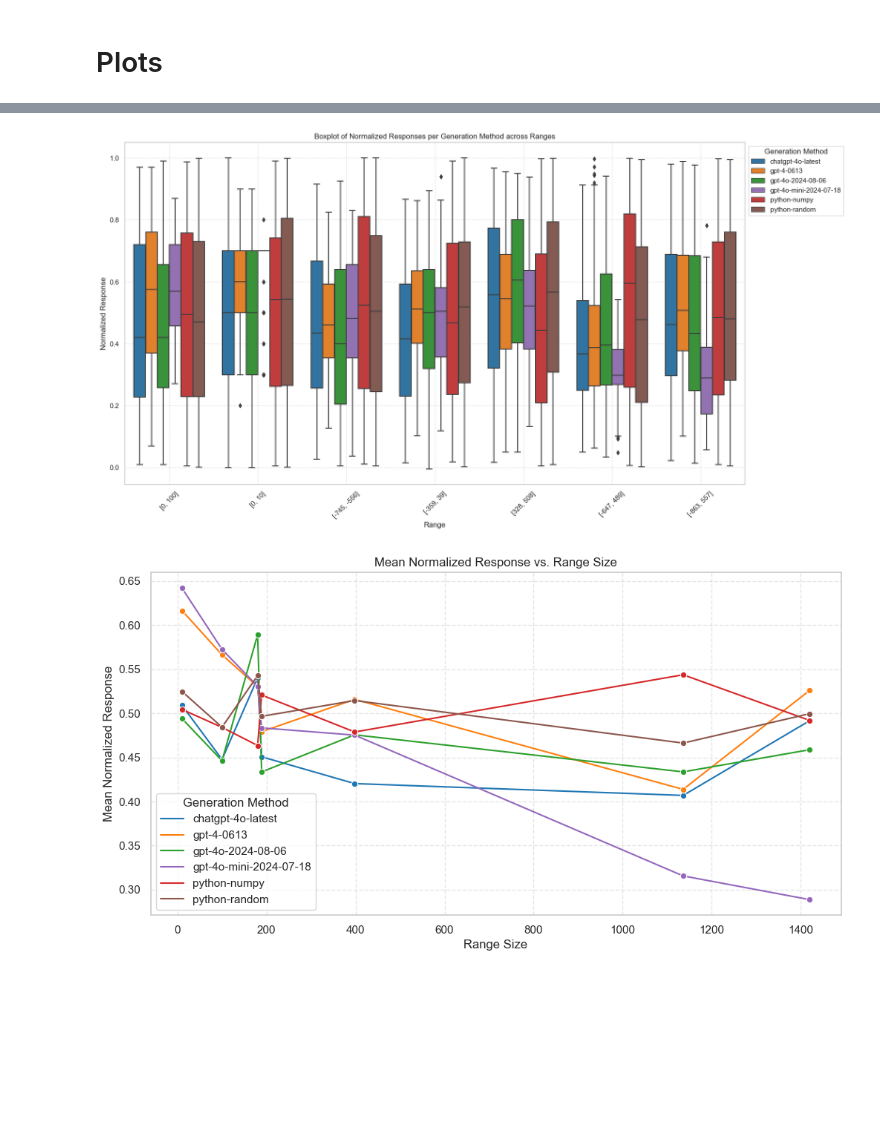
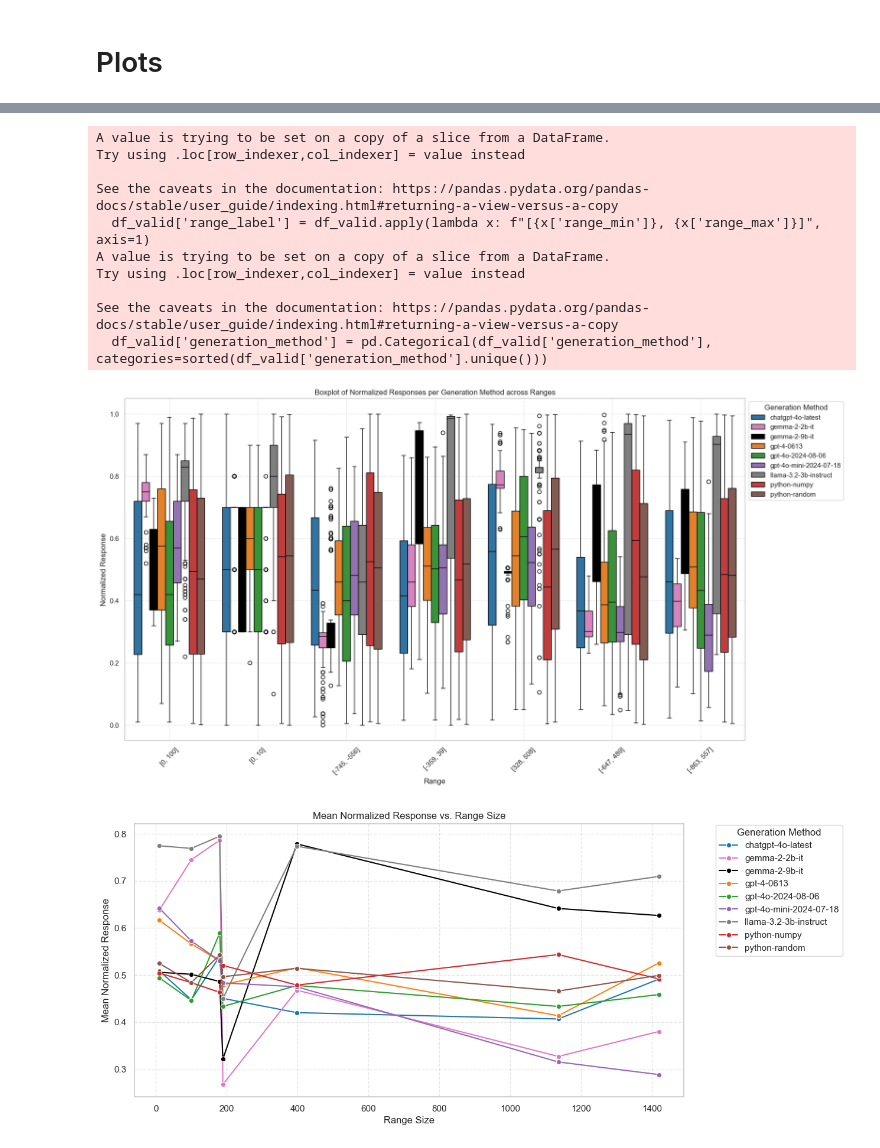
Before and after one commit to kmaurinjones/llm-randomness-analysis, a Jupyter notebook: analysis.ipynb, the cells around one changed output, grey strips where cells are left out. Cells and saved outputs as stored; diff of their text form; code cells hidden in the pictures; blank space fills up the shorter version.

Commit message:
update repo with local model results

```diff
--- a/analysis.ipynb
+++ b/analysis.ipynb
@@ -9,6 +9,6 @@ import seaborn as sns
 # %% [markdown]
 # Load in LLM Randomness Data
 # %%
-df = pd.read_csv('results-200.csv')
+df = pd.read_csv('all-results.csv')
 df.shape
 # %% [output]
@@ -328,12 +320,37 @@ custom_palette = {
 # Set this palette in Seaborn
 sns.set_palette(list(custom_palette.values()))
 # %%
+# plt.figure(figsize=(12, 6))
+
+# # subset df to only include rows where values are valid
+# df_valid = df[df['is_valid'] == True]
+
+# # Create KDE plot for each generation method
+# for method in sorted(df['generation_method'].unique()):
+
+#     sns.kdeplot(data=df_valid[df_valid['generation_method'] == method]['normalized_response'],
+#                 alpha=1, label=method, palette=custom_palette[method])
+
+# # Set plot details
+# plt.xlabel('Normalized Response')
+# plt.ylabel('Density')
+# plt.title('Normalized Response Distribution Comparison by Generation Method')
+# plt.legend(title='Generation Method', loc='upper left')
+# plt.grid(True, which='both', ls='--', c='gray', alpha=0.2)
+# plt.savefig('imgs/normalized_response_distribution_comparison_all_methods.png')
+# plt.show()
+
 plt.figure(figsize=(12, 6))
+
+# subset df to only include rows where values are valid
+df_valid = df[df['is_valid'] == True]
 
 # Create KDE plot for each generation method
 for method in sorted(df['generation_method'].unique()):
-    sns.kdeplot(data=df[df['generation_method'] == method]['normalized_response'],
-                alpha=1, label=method, palette=custom_palette[method])
+    sns.kdeplot(data=df_valid[df_valid['generation_method'] == method]['normalized_response'],
+                alpha=1,
+                label=method,
+                color=custom_palette[method])  # Use color instead of palette
 
 # Set plot details
 plt.xlabel('Normalized Response')
@@ -348,12 +385,12 @@ plt.show()
 # %%
 # Create a new column for range labels
-df['range_label'] = df.apply(lambda x: f"[{x['range_min']}, {x['range_max']}]", axis=1)
+df_valid['range_label'] = df_valid.apply(lambda x: f"[{x['range_min']}, {x['range_max']}]", axis=1)
 
 # sort generation methods by alphabetical order
-df['generation_method'] = pd.Categorical(df['generation_method'], categories=sorted(df['generation_method'].unique()))
+df_valid['generation_method'] = pd.Categorical(df_valid['generation_method'], categories=sorted(df_valid['generation_method'].unique()))
 
 plt.figure(figsize=(18, 10))
-sns.boxplot(x='range_label', y='normalized_response', hue='generation_method', data=df, palette=custom_palette)
+sns.boxplot(x='range_label', y='normalized_response', hue='generation_method', data=df_valid, palette=custom_palette)
 plt.title('Boxplot of Normalized Responses per Generation Method across Ranges')
 plt.xlabel('Range')
 plt.ylabel('Normalized Response')
@@ -362,27 +399,37 @@ plt.grid(True, which='both', ls='--', c='gray', alpha=0.2)
 # plt.legend(title='Generation Method', loc='upper left')
 plt.legend(title="Generation Method", loc='upper left', bbox_to_anchor=(1, 1))
 plt.xticks(rotation=45)
-# plt.savefig('imgs/boxplot_normalized_response_vs_range.png')
+plt.savefig('imgs/boxplot_normalized_response_vs_range.png')
 plt.show()
 # %% [output]
+A value is trying to be set on a copy of a slice from a DataFrame.
+Try using .loc[row_indexer,col_indexer] = value instead
+
+See the caveats in the documentation: https://pandas.pydata.org/pandas-docs/stable/user_guide/indexing.html#returning-a-view-versus-a-copy
+  df_valid['range_label'] = df_valid.apply(lambda x: f"[{x['range_min']}, {x['range_max']}]", axis=1)
+A value is trying to be set on a copy of a slice from a DataFrame.
+Try using .loc[row_indexer,col_indexer] = value instead
+
+See the caveats in the documentation: https://pandas.pydata.org/pandas-docs/stable/user_guide/indexing.html#returning-a-view-versus-a-copy
+  df_valid['generation_method'] = pd.Categorical(df_valid['generation_method'], categories=sorted(df_valid['generation_method'].unique()))
-[figure, old version]
+[figure, new version]
 # %%
 # Calculate mean normalized response per model and range size
-mean_response = df.groupby(['generation_method', 'range_size'])['normalized_response'].mean().reset_index()
+mean_response = df_valid.groupby(['generation_method', 'range_size'])['normalized_response'].mean().reset_index()
 
 # sort methods by alphabetical order
 mean_response['generation_method'] = pd.Categorical(mean_response['generation_method'], categories=sorted(mean_response['generation_method'].unique()))
 
 plt.figure(figsize=(12, 6))
 sns.lineplot(data=mean_response, x='range_size', y='normalized_response', hue='generation_method', marker='o', palette=custom_palette, alpha=1)
 plt.title('Mean Normalized Response vs. Range Size')
 plt.xlabel('Range Size')
 plt.ylabel('Mean Normalized Response')
 plt.grid(True, which='both', ls='--', c='gray', alpha=0.2)
-plt.legend(title='Generation Method', loc='lower left')
-plt.savefig('imgs/mean_normalized_response_vs_range_size.png')
+plt.legend(title='Generation Method', loc='lower left', bbox_to_anchor=(1.05, 0.5))  # Changed legend position
+plt.savefig('imgs/mean_normalized_response_vs_range_size.png', bbox_inches='tight')  # bbox_inches='tight' prevents legend cutoff
 plt.show()
 # %% [output]
-[figure, old version]
+[figure, new version]
 # %%
 # Ensure 'response' is an integer (if it's not already)
```
Also changed, not shown: parts of 22 cells of this notebook, 10 other files.
